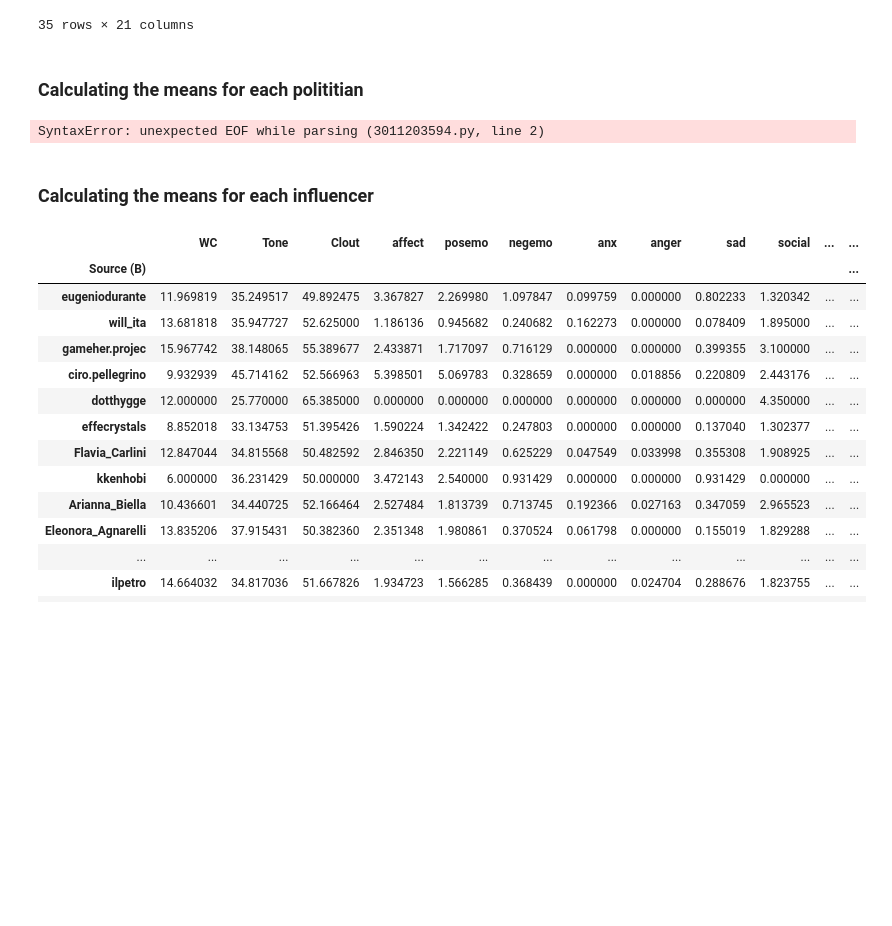
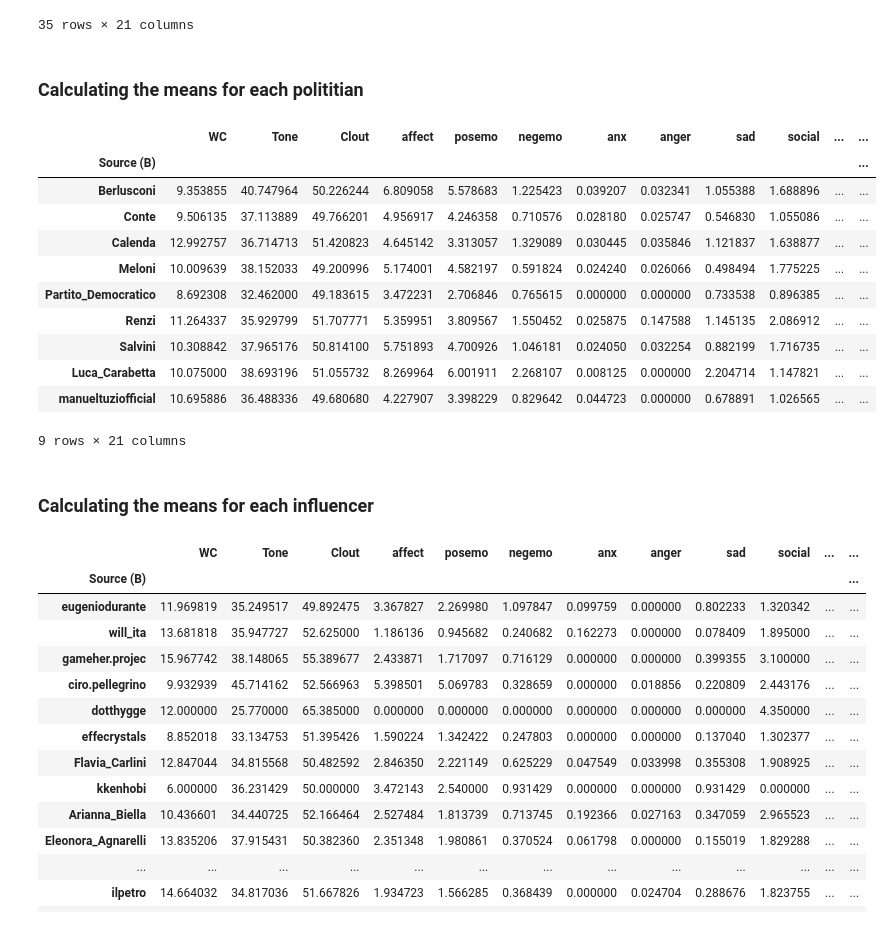
Before and after one commit to davidecolussi/Politok, a Jupyter notebook: TikTok/Tikapi/analyze_LIWC.ipynb, the cells around one changed output. Drawn from its saved outputs; the diff is of its cells as text; code cells hidden in the pictures; blank space fills up the shorter version.

```diff
--- a/TikTok/Tikapi/analyze_LIWC.ipynb
+++ b/TikTok/Tikapi/analyze_LIWC.ipynb
@@ -101,10 +101,21 @@ display(df_people_means)
 # %%
 politicians_names = ["Berlusconi","Conte","Calenda","Meloni","Partito_Democratico", "Renzi", "Salvini","Luca_Carabetta", "manueltuziofficial"]
 # %%
-df_politicians_means = df_people_means.loc[### Calculating the mean for each person]
+df_politicians_means = df_people_means.loc[politicians_names]
 display(df_politicians_means)
 # %% [output]
+|  | WC | Tone | Clout | affect | posemo | negemo | anx | anger | sad | social | ... | ... |
+| Source (B) |  |  |  |  |  |  |  |  |  |  |  | ... |
+| Berlusconi | 9.353855 | 40.747964 | 50.226244 | 6.809058 | 5.578683 | 1.225423 | 0.039207 | 0.032341 | 1.055388 | 1.688896 | ... | ... |
+| Conte | 9.506135 | 37.113889 | 49.766201 | 4.956917 | 4.246358 | 0.710576 | 0.028180 | 0.025747 | 0.546830 | 1.055086 | ... | ... |
+| Calenda | 12.992757 | 36.714713 | 51.420823 | 4.645142 | 3.313057 | 1.329089 | 0.030445 | 0.035846 | 1.121837 | 1.638877 | ... | ... |
+| Meloni | 10.009639 | 38.152033 | 49.200996 | 5.174001 | 4.582197 | 0.591824 | 0.024240 | 0.026066 | 0.498494 | 1.775225 | ... | ... |
+| Partito_Democratico | 8.692308 | 32.462000 | 49.183615 | 3.472231 | 2.706846 | 0.765615 | 0.000000 | 0.000000 | 0.733538 | 0.896385 | ... | ... |
+| Renzi | 11.264337 | 35.929799 | 51.707771 | 5.359951 | 3.809567 | 1.550452 | 0.025875 | 0.147588 | 1.145135 | 2.086912 | ... | ... |
+| Salvini | 10.308842 | 37.965176 | 50.814100 | 5.751893 | 4.700926 | 1.046181 | 0.024050 | 0.032254 | 0.882199 | 1.716735 | ... | ... |
+| Luca_Carabetta | 10.075000 | 38.693196 | 51.055732 | 8.269964 | 6.001911 | 2.268107 | 0.008125 | 0.000000 | 2.204714 | 1.147821 | ... | ... |
+| manueltuziofficial | 10.695886 | 36.488336 | 49.680680 | 4.227907 | 3.398229 | 0.829642 | 0.044723 | 0.000000 | 0.678891 | 1.026565 | ... | ... |
-SyntaxError: unexpected EOF while parsing (3011203594.py, line 2)
+9 rows × 21 columns
 # %% [markdown]
 ### Calculating the means for each influencer
 # %%
```
Also changed, not shown: parts of 4 cells of this notebook.
